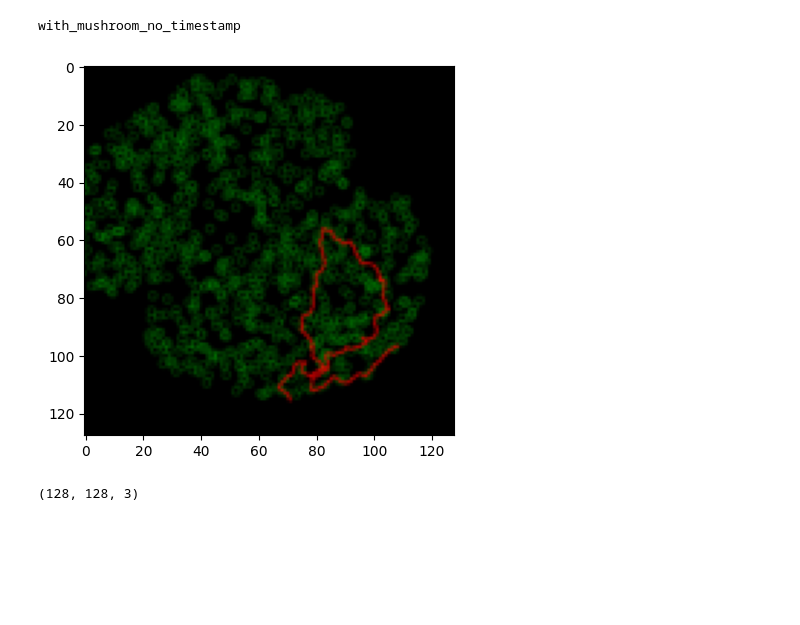
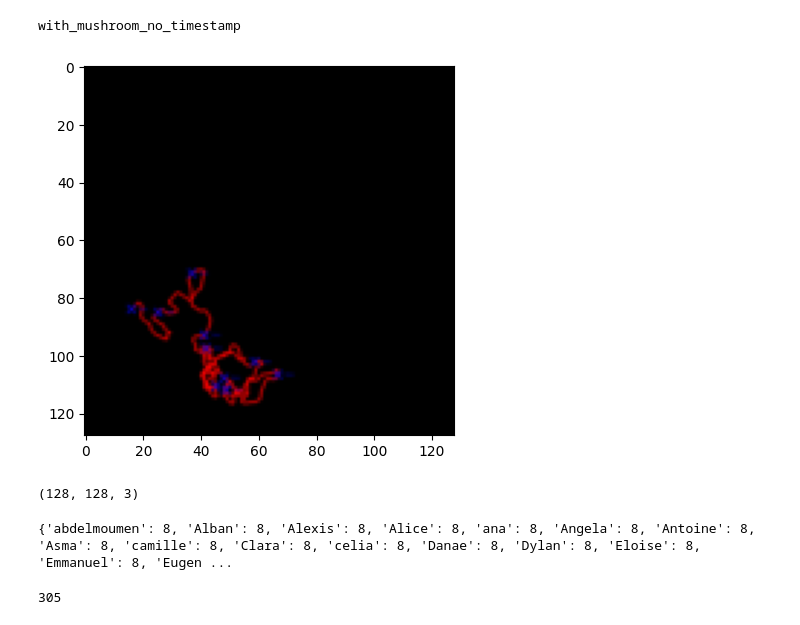
Before and after one commit to TomFiz/neuroforest, a Jupyter notebook: neuroforest-master/notebooks/2d_CNN.ipynb, the cells around one changed output. Cells and saved outputs as stored; diff of their text form; code cells hidden in the pictures; blank space fills up the shorter version.

```diff
--- a/neuroforest-master/notebooks/2d_CNN.ipynb
+++ b/neuroforest-master/notebooks/2d_CNN.ipynb
@@ -21,13 +26,13 @@ os.environ["KMP_DUPLICATE_LIB_OK"]="TRUE"
 # %%
-image, label = image_loader[87]
+image, label = image_loader[77]
 print(image_loader.get_category(3))
 image = image.permute(1, 2, 0).numpy()
 plt.imshow(image)
 plt.show()
 image.shape
 # %% [output]
 with_mushroom_no_timestamp
-[figure, old version]
+[figure, new version]
 (128, 128, 3)
 # %%
 def filter(image_loader, category):
@@ -83,0 +92,17 @@ test_loader = create_dataloader(aug_test, transforms=get_data_augmentation_trans
+# %%
+storage = {}
+for i in range(len(image_loader)):
+    temp_name = image_loader[i][1]['Name']
+    if temp_name not in storage.keys():
+        storage.setdefault(temp_name, 1)
+    else:
+        storage[temp_name] += 1
+print(storage)
+
+# Vérification que les données comportent bien 8 images par sujet (4 impressions différentes par session, 2 sessions par sujet)
+# %% [output]
+{'abdelmoumen': 8, 'Alban': 8, 'Alexis': 8, 'Alice': 8, 'ana': 8, 'Angela': 8, 'Antoine': 8, 'Asma': 8, 'camille': 8, 'Clara': 8, 'celia': 8, 'Danae': 8, 'Dylan': 8, 'Eloise': 8, 'Emmanuel': 8, 'Eugen ...
+# %%
+print(len(aug_train))
+# %% [output]
+305
```
Also changed, not shown: parts of 13 cells of this notebook, 4 other files.
